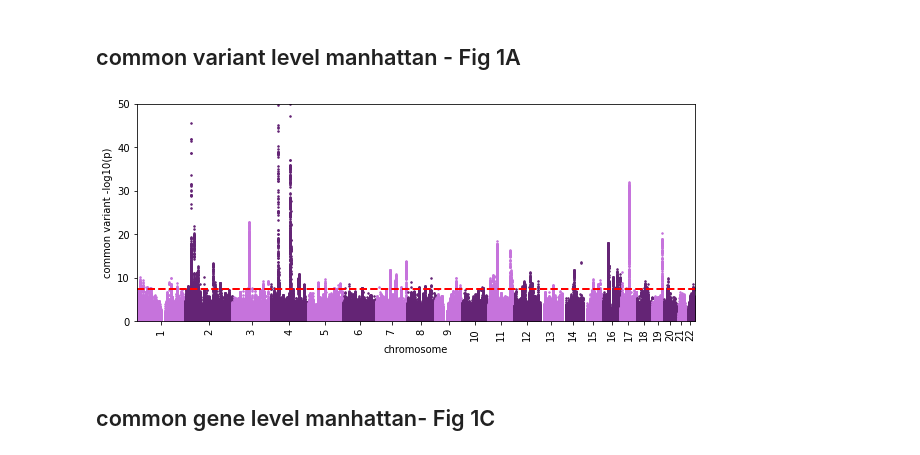
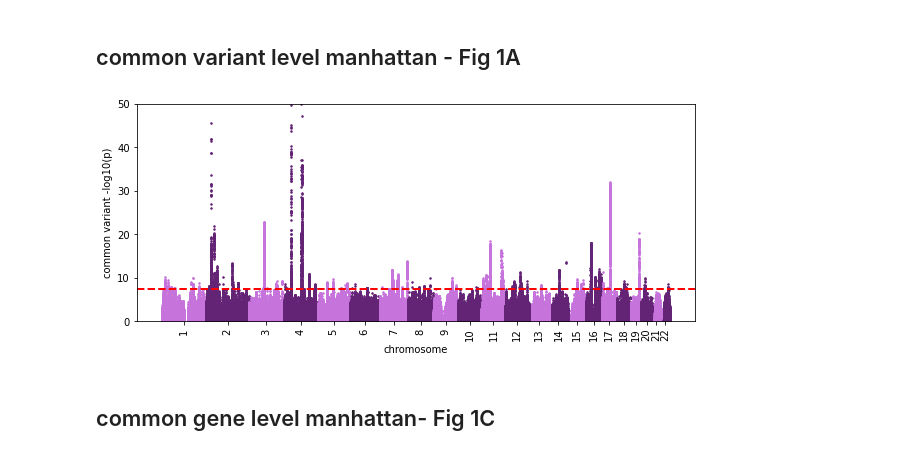
Before and after one commit to BSLeger/rare_common_alcohol_comparison, a Jupyter notebook: notebooks/rare_common_direct_comp.ipynb, the cells around one changed output. Cells and saved outputs as stored; diff of their text form; code cells hidden in the pictures.

```diff
--- a/notebooks/rare_common_direct_comp.ipynb
+++ b/notebooks/rare_common_direct_comp.ipynb
@@ -37,7 +37,7 @@ os.getcwd()
 # %% [output]
 '/Users/brittanyleger/Documents/GitHub/rare_common_alcohol_comparison'
 # %%
-save_figs=False
+save_fig=False
 # %% [markdown]
 # import variant tables
 # %%
@@ -174,18 +174,18 @@ variance is not significantly different
 ## common variant level manhattan - Fig 1A
 # %%
 fig=plt.figure(figsize=(10,4))
-manhattan(p1=common['P'],pos1=common['POS'],chr1=common['CHR'],label1='',
-                    plot_type='single',cut=0,lines=[-np.log10(5e-8)],lines_colors=['red'], colors=[color_dict['common'], color_dict['common_alt']],
+manhattan(pval=common['P'],pos=common['POS'],chr=common['CHR'],label='',
+                    cut=0,lines=[-np.log10(5e-8)],lines_colors=['red'], colors=[color_dict['common'], color_dict['common_alt']],
                     lines_widths = [2], lines_styles = ["--"],
-                   top1=50, markersize=3, plot_grid_lines=False)
+                   top=50, markersize=3, plot_grid_lines=False)
 fig=plt.title('')
 fig=plt.xticks(rotation='vertical')
 fig=plt.ylabel('common variant -log10(p)')
-if save_figs:
+if save_fig:
     #plt.savefig('figures/' + 'common_variants'+'_zoom50_5e-8'+'.svg',bbox_inches='tight')
     plt.savefig('figures/' + 'common_variants'+'_zoom50_5e-8'+'_500dpi.png',dpi=500,bbox_inches='tight')
 # %% [output]
-[figure, old version]
+[figure, new version]
 # %% [markdown]
 ## common gene level manhattan- Fig 1C
 # %%
```
Also changed, not shown: parts of 9 cells of this notebook, 2 other files.
